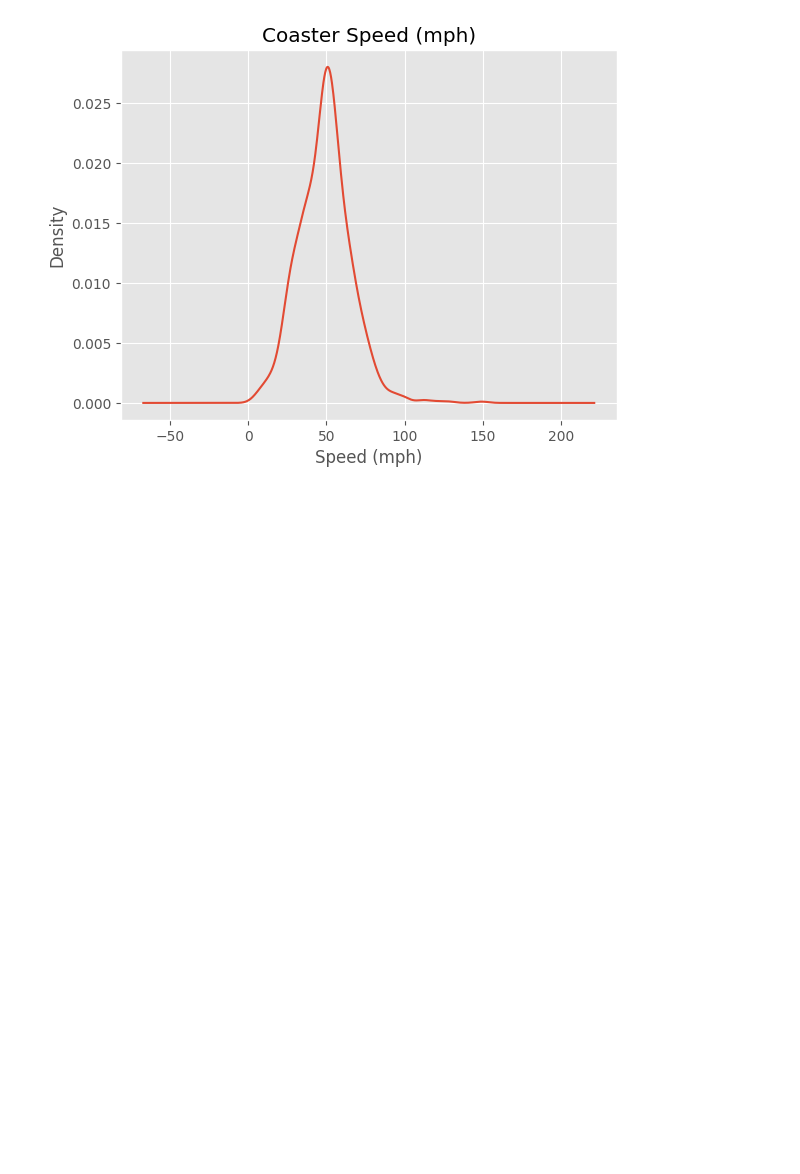
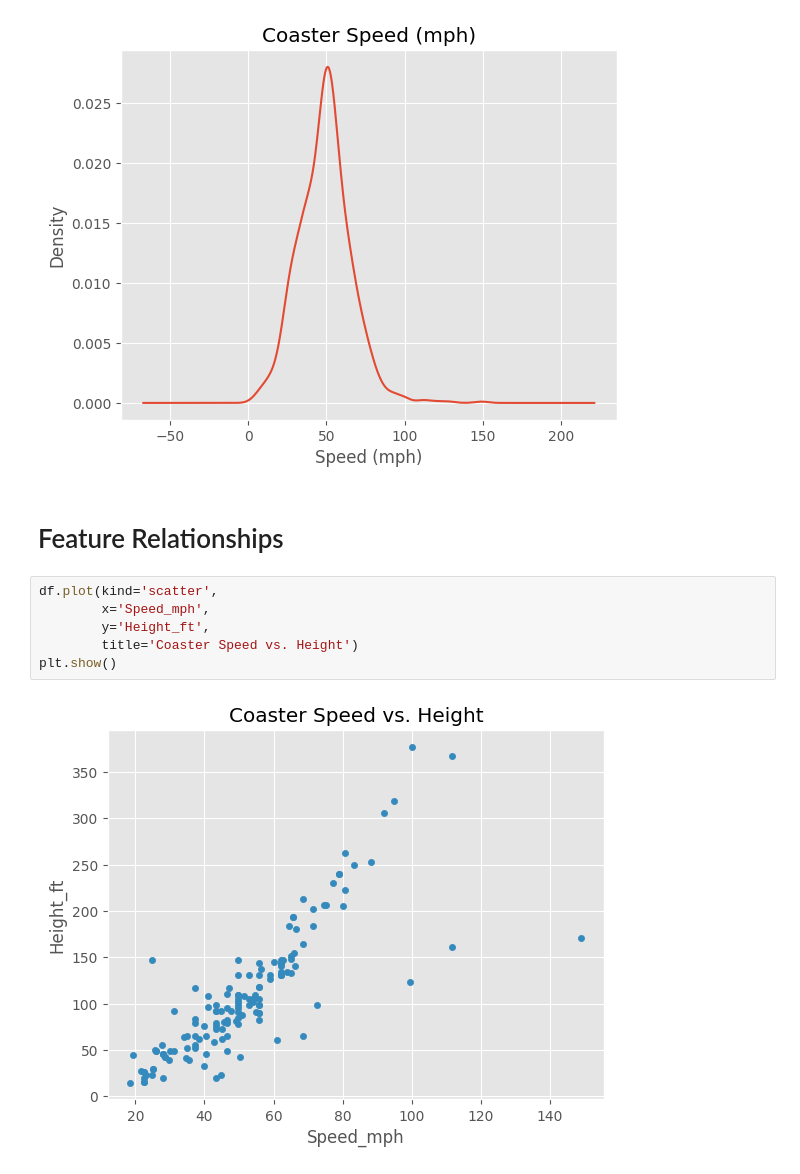
Before and after one commit to MiolaTomas/EDA-Project, a Jupyter notebook: EDA.ipynb, the cells around one changed output. Saved outputs shown, nothing was run; the diff lists cells and outputs as text; blank space fills up the shorter version.

```diff
--- a/EDA.ipynb
+++ b/EDA.ipynb
@@ -147,3 +147,13 @@ ax.set_xlabel('Speed (mph)')
 # %% [output]
 Text(0.5, 0, 'Speed (mph)')
 [figure]
+# %% [markdown]
+# Feature Relationships
+# %%
+df.plot(kind='scatter',
+        x='Speed_mph',
+        y='Height_ft',
+        title='Coaster Speed vs. Height')
+plt.show()
+# %% [output]
+[figure, added]
```
Also changed, not shown: parts of 4 cells of this notebook.
